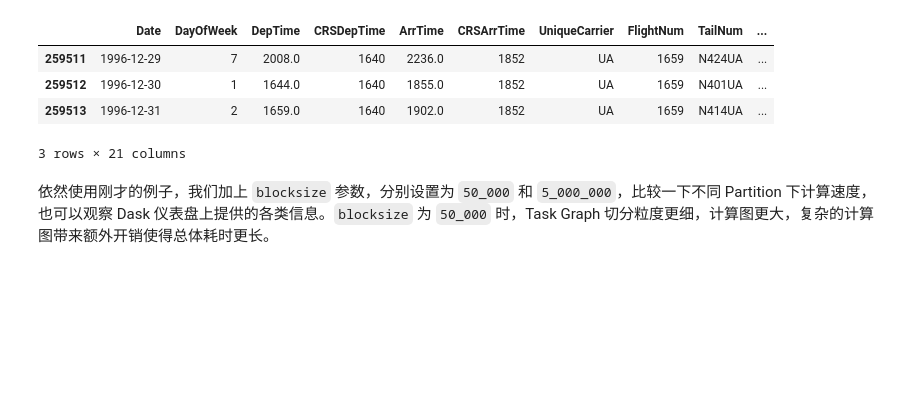
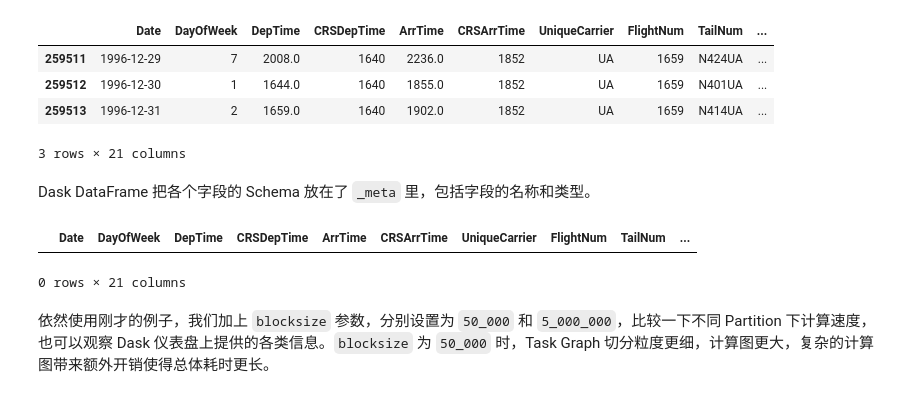
Before and after one commit to godaai/scale-py-zh, a Jupyter notebook: ch-dask-dataframe/read-write.ipynb, the cells around one changed output. Drawn from its saved outputs; the diff is of its cells as text; code cells hidden in the pictures; blank space fills up the shorter version.

Commit message:
dask & mpi

```diff
--- a/ch-dask-dataframe/read-write.ipynb
+++ b/ch-dask-dataframe/read-write.ipynb
@@ -154,6 +166,13 @@ ddf.tail(3)
 | 259512 | 1996-12-30 | 1 | 1644.0 | 1640 | 1855.0 | 1852 | UA | 1659 | N401UA | ... |
 | 259513 | 1996-12-31 | 2 | 1659.0 | 1640 | 1902.0 | 1852 | UA | 1659 | N414UA | ... |
 3 rows × 21 columns
+# %% [markdown]
+Dask DataFrame 把各个字段的 Schema 放在了 `_meta` 里，包括字段的名称和类型。
+# %%
+ddf._meta
+# %% [output]
+|  | Date | DayOfWeek | DepTime | CRSDepTime | ArrTime | CRSArrTime | UniqueCarrier | FlightNum | TailNum | ... |
+0 rows × 21 columns
 # %% [markdown]
 依然使用刚才的例子，我们加上 `blocksize` 参数，分别设置为 `50_000` 和 `5_000_000`，比较一下不同 Partition 下计算速度，也可以观察 Dask 仪表盘上提供的各类信息。`blocksize` 为 `50_000` 时，Task Graph 切分粒度更细，计算图更大，复杂的计算图带来额外开销使得总体耗时更长。
 # %%
```
Also changed, not shown: parts of 8 cells of this notebook, 41 other files.
